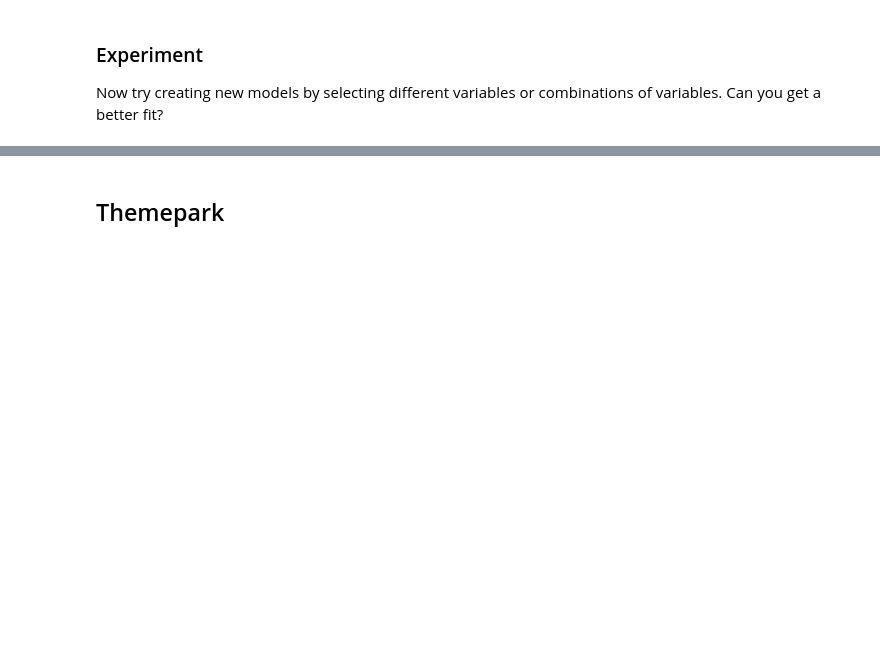
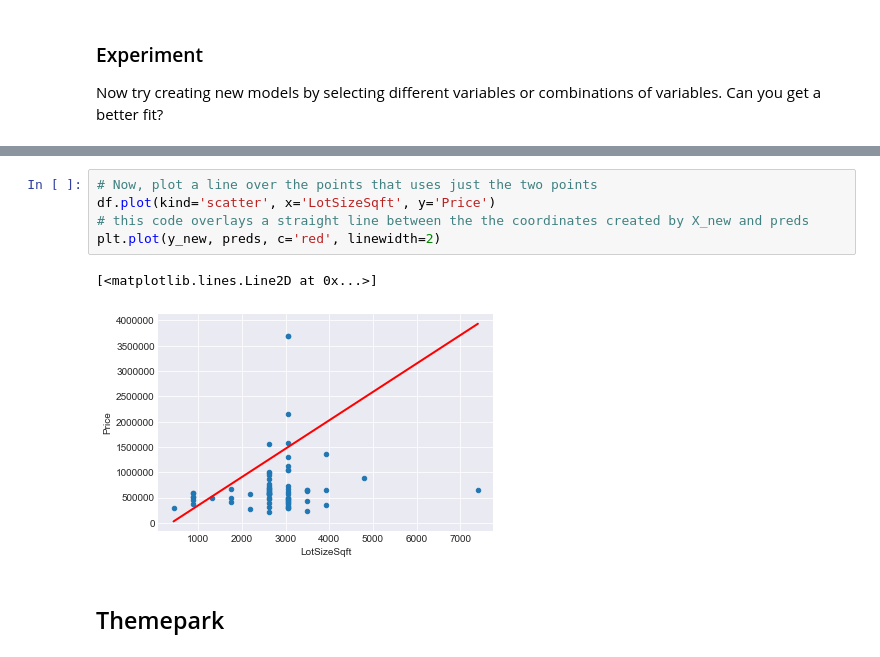
Before and after one commit to jonworkman88/dat11syd, a Jupyter notebook: students/jon/lessons/lesson-04/lab/lesson-04-lab-01_Regression.ipynb, the cells around one changed output, grey strips where cells are left out. Cells and saved outputs as stored; diff of their text form; blank space fills up the shorter version.

```diff
--- a/students/jon/lessons/lesson-04/lab/lesson-04-lab-01_Regression.ipynb
+++ b/students/jon/lessons/lesson-04/lab/lesson-04-lab-01_Regression.ipynb
@@ -296,3 +348,11 @@ Now try creating new models by selecting different variables or combinations of
+# %%
+# Now, plot a line over the points that uses just the two points
+df.plot(kind='scatter', x='LotSizeSqft', y='Price')
+# this code overlays a straight line between the the coordinates created by X_new and preds
+plt.plot(y_new, preds, c='red', linewidth=2)
+# %% [output]
+[<matplotlib.lines.Line2D at 0x...>]
+[figure, added]
 # %% [markdown]
 ## Themepark
 # %% [markdown]
```
Also changed, not shown: parts of 26 cells of this notebook, 15 other files.
